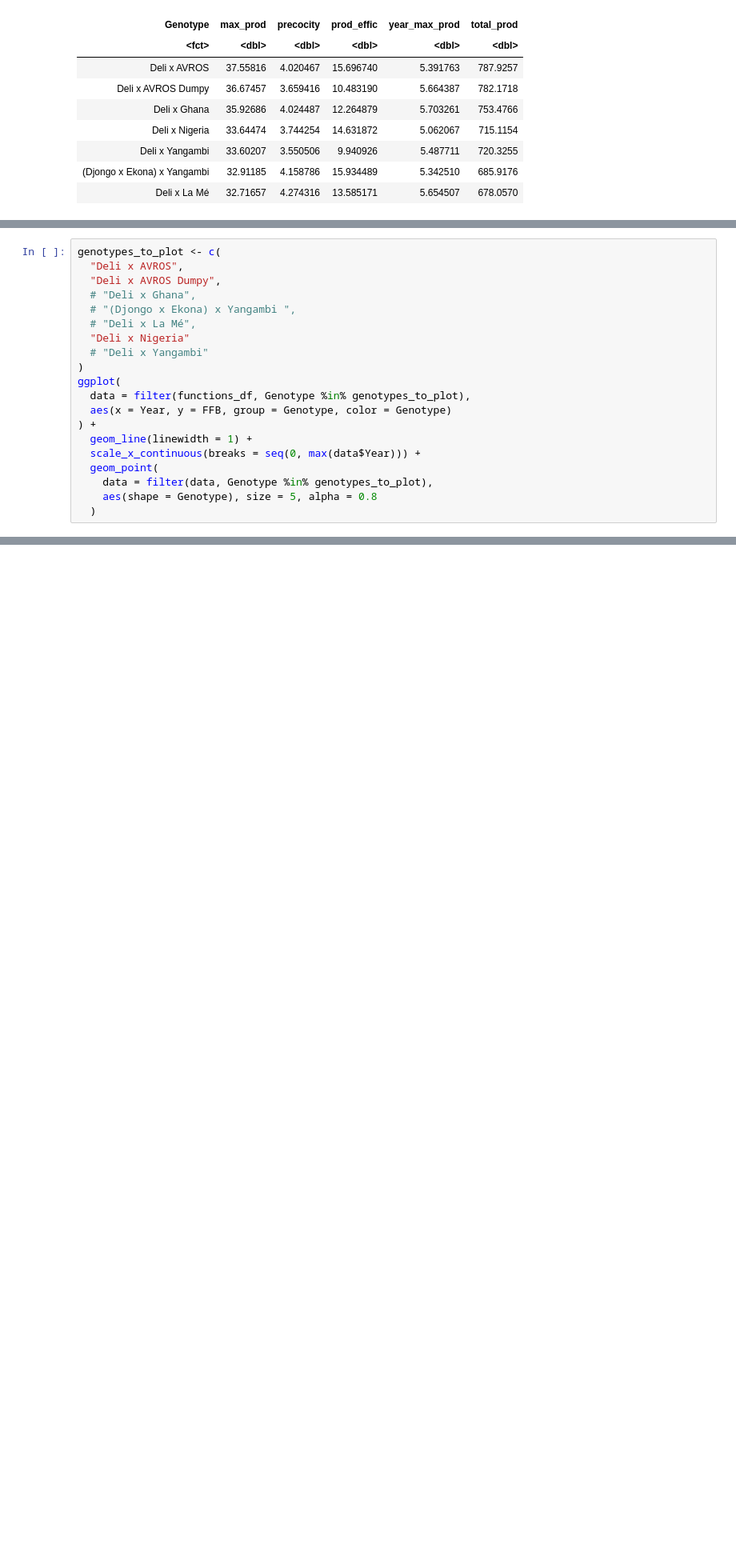
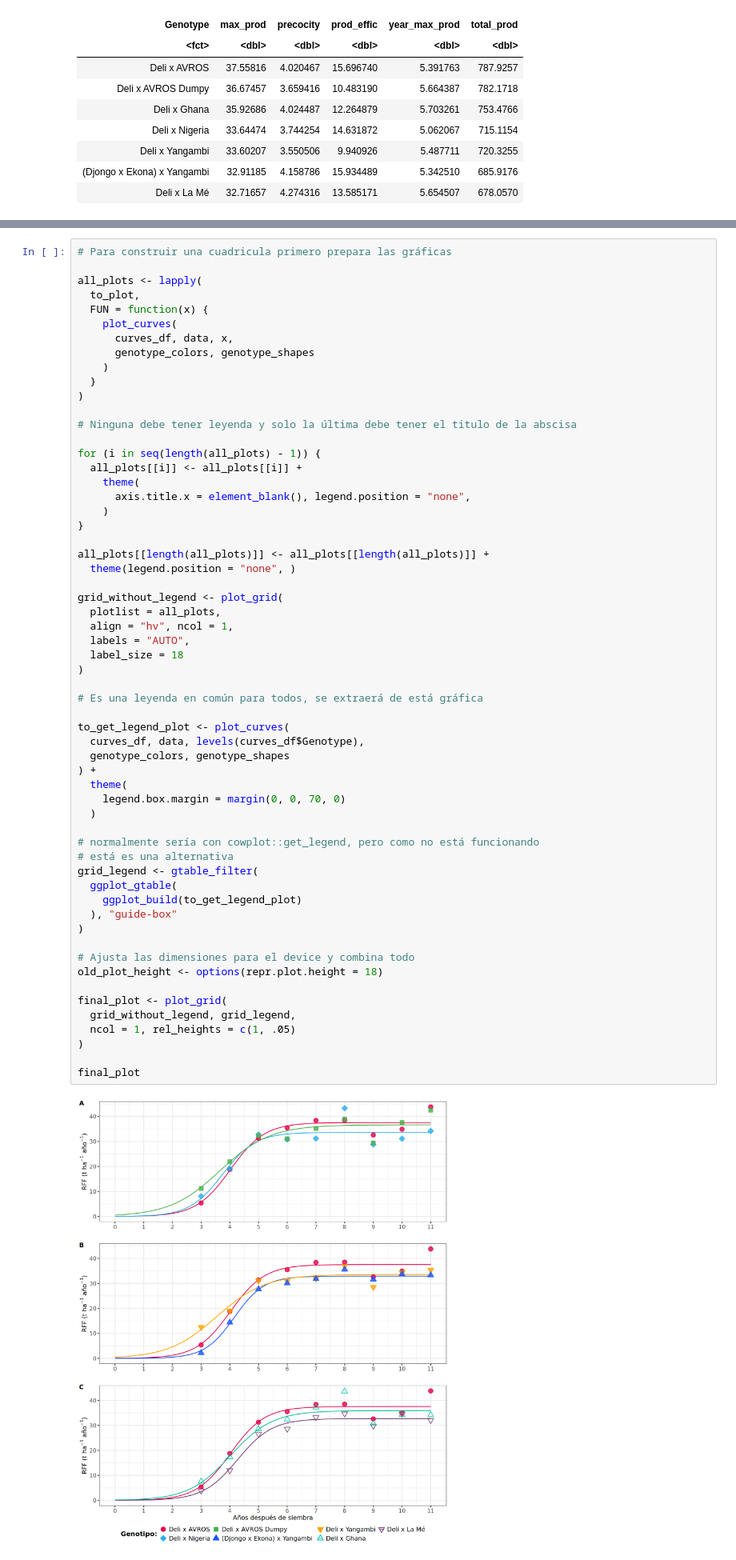
Before and after one commit to hdescobarh/journey-resolution, a Jupyter notebook: FV_Taller03_crecimiento/Code/raw_report.ipynb, the cells around one changed output, grey strips where cells are left out. Shown at 80% size. Cells and saved outputs as stored; diff of their text form; blank space fills up the shorter version.

```diff
--- a/FV_Taller03_crecimiento/Code/raw_report.ipynb
+++ b/FV_Taller03_crecimiento/Code/raw_report.ipynb
@@ -221,20 +295,0 @@ functions_df <- bind_rows(lapply(
-# %%
-genotypes_to_plot <- c(
-  "Deli x AVROS",
-  "Deli x AVROS Dumpy",
-  # "Deli x Ghana",
-  # "(Djongo x Ekona) x Yangambi ",
-  # "Deli x La Mé",
-  "Deli x Nigeria"
-  # "Deli x Yangambi"
-)
-ggplot(
-  data = filter(functions_df, Genotype %in% genotypes_to_plot),
-  aes(x = Year, y = FFB, group = Genotype, color = Genotype)
-) +
-  geom_line(linewidth = 1) +
-  scale_x_continuous(breaks = seq(0, max(data$Year))) +
-  geom_point(
-    data = filter(data, Genotype %in% genotypes_to_plot),
-    aes(shape = Genotype), size = 5, alpha = 0.8
-  )
@@ -243,3 +369,64 @@ ggplot(
+# %%
+# Para construir una cuadricula primero prepara las gráficas
+
+all_plots <- lapply(
+  to_plot,
+  FUN = function(x) {
+    plot_curves(
+      curves_df, data, x,
+      genotype_colors, genotype_shapes
+    )
+  }
+)
+
+# Ninguna debe tener leyenda y solo la última debe tener el titulo de la abscisa
+
+for (i in seq(length(all_plots) - 1)) {
+  all_plots[[i]] <- all_plots[[i]] +
+    theme(
+      axis.title.x = element_blank(), legend.position = "none",
+    )
+}
+
+all_plots[[length(all_plots)]] <- all_plots[[length(all_plots)]] +
+  theme(legend.position = "none", )
+
+grid_without_legend <- plot_grid(
+  plotlist = all_plots,
+  align = "hv", ncol = 1,
+  labels = "AUTO",
+  label_size = 18
+)
+
+# Es una leyenda en común para todos, se extraerá de está gráfica
+
+to_get_legend_plot <- plot_curves(
+  curves_df, data, levels(curves_df$Genotype),
+  genotype_colors, genotype_shapes
+) +
+  theme(
+    legend.box.margin = margin(0, 0, 70, 0)
+  )
+
+# normalmente sería con cowplot::get_legend, pero como no está funcionando
+# está es una alternativa
+grid_legend <- gtable_filter(
+  ggplot_gtable(
+    ggplot_build(to_get_legend_plot)
+  ), "guide-box"
+)
+
+# Ajusta las dimensiones para el device y combina todo
+old_plot_height <- options(repr.plot.height = 18)
+
+final_plot <- plot_grid(
+  grid_without_legend, grid_legend,
+  ncol = 1, rel_heights = c(1, .05)
+)
+
+final_plot
+# %% [output]
+[figure, added]
 # %% [markdown]
 ## References
 
```
Also changed, not shown: parts of 11 cells of this notebook.
